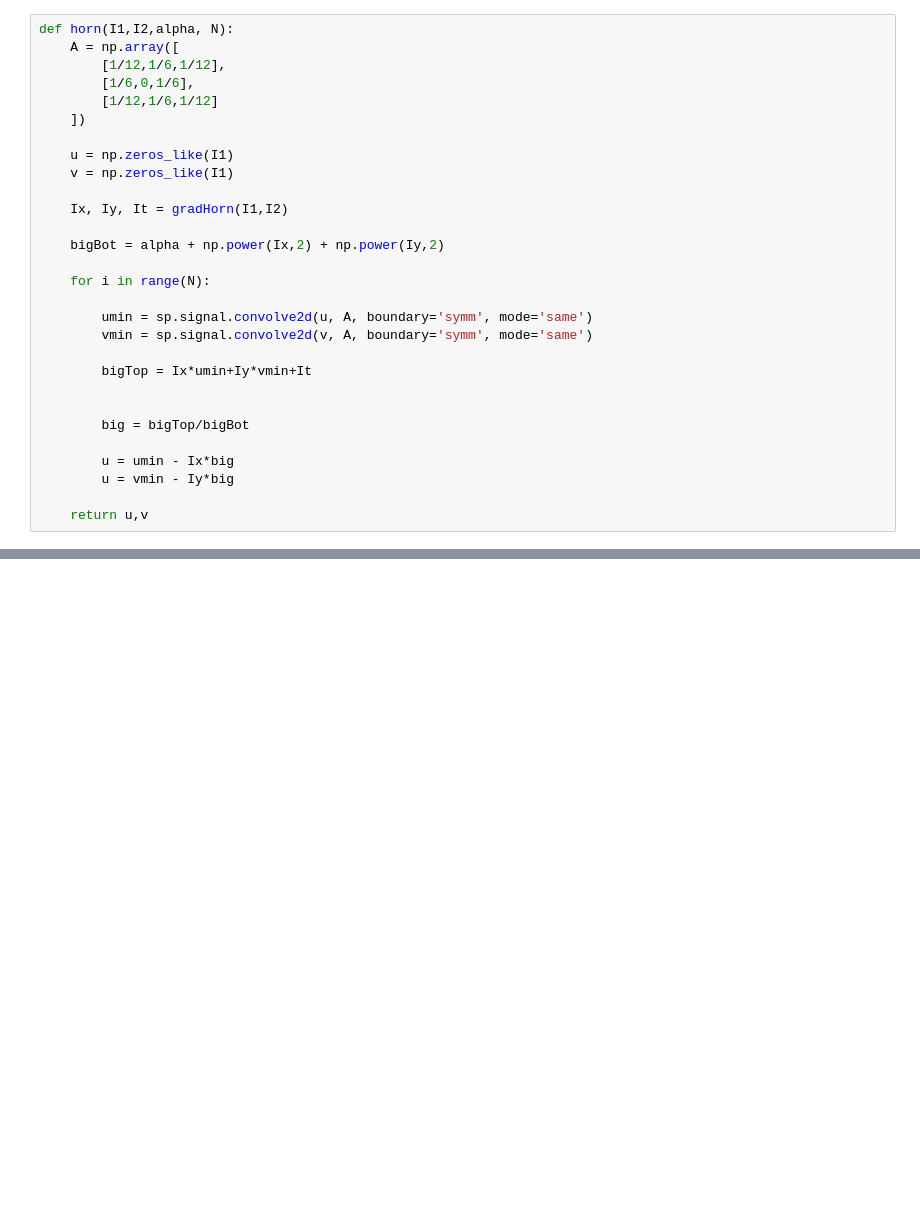
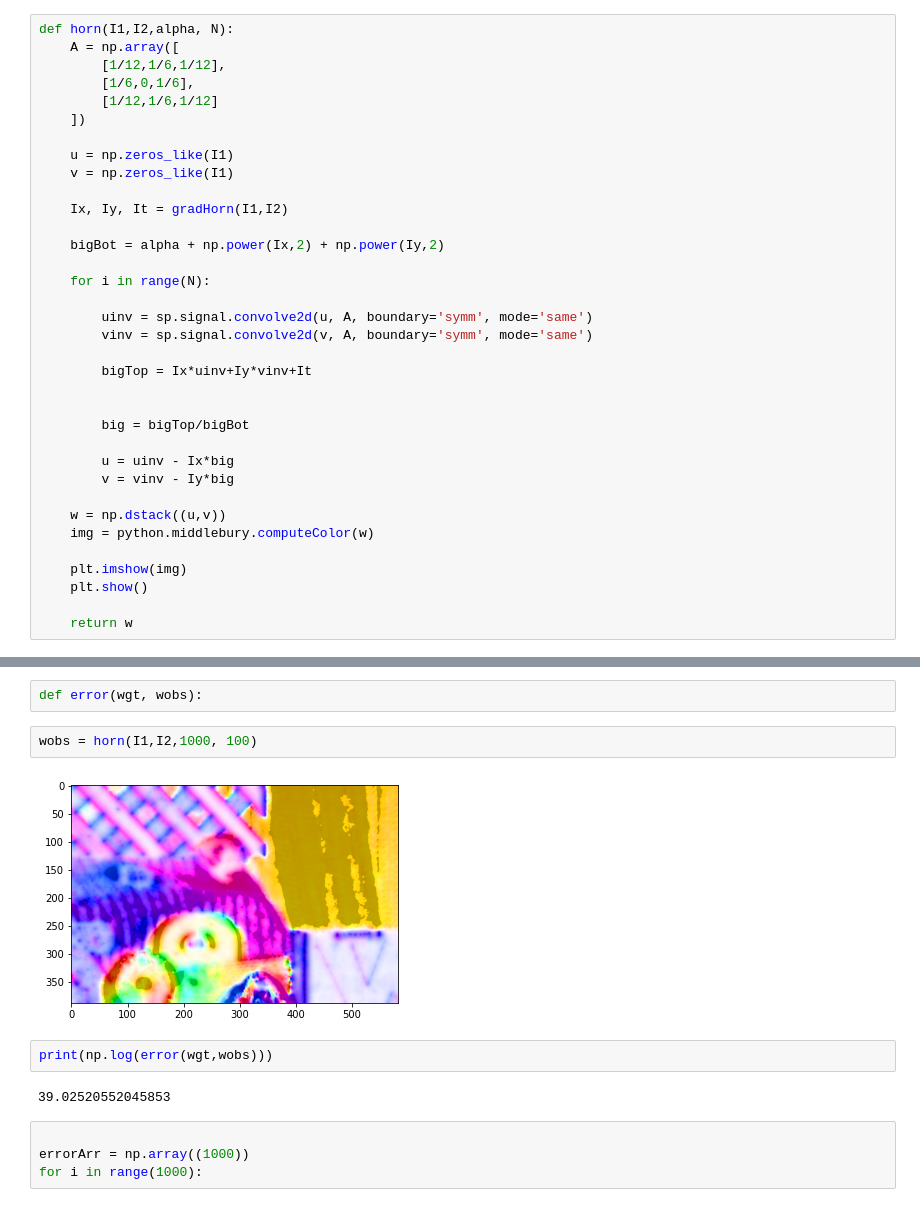
Before and after one commit to Cewein/vision, a Jupyter notebook: notebook.ipynb, the cells around one changed output, grey strips where cells are left out. Drawn from its saved outputs; the diff is of its cells as text; blank space fills up the shorter version.

```diff
--- a/notebook.ipynb
+++ b/notebook.ipynb
@@ -76,15 +84,21 @@ def horn(I1,I2,alpha, N):
 
     for i in range(N):
 
-        umin = sp.signal.convolve2d(u, A, boundary='symm', mode='same')
-        vmin = sp.signal.convolve2d(v, A, boundary='symm', mode='same')
+        uinv = sp.signal.convolve2d(u, A, boundary='symm', mode='same')
+        vinv = sp.signal.convolve2d(v, A, boundary='symm', mode='same')
 
-        bigTop = Ix*umin+Iy*vmin+It
+        bigTop = Ix*uinv+Iy*vinv+It
 
 
         big = bigTop/bigBot
 
-        u = umin - Ix*big
-        u = vmin - Iy*big
+        u = uinv - Ix*big
+        v = vinv - Iy*big
 
-    return u,v
+    w = np.dstack((u,v))
+    img = python.middlebury.computeColor(w)
+
+    plt.imshow(img)
+    plt.show()
+
+    return w
@@ -101,0 +114,14 @@ plt.imshow(img)
+# %%
+def error(wgt, wobs):
+# %%
+wobs = horn(I1,I2,1000, 100)
+# %% [output]
+[figure, added]
+# %%
+print(np.log(error(wgt,wobs)))
+# %% [output]
+39.02520552045853
+# %%
+
+errorArr = np.array((1000))
+for i in range(1000):
```
Also changed, not shown: parts of 8 cells of this notebook.
